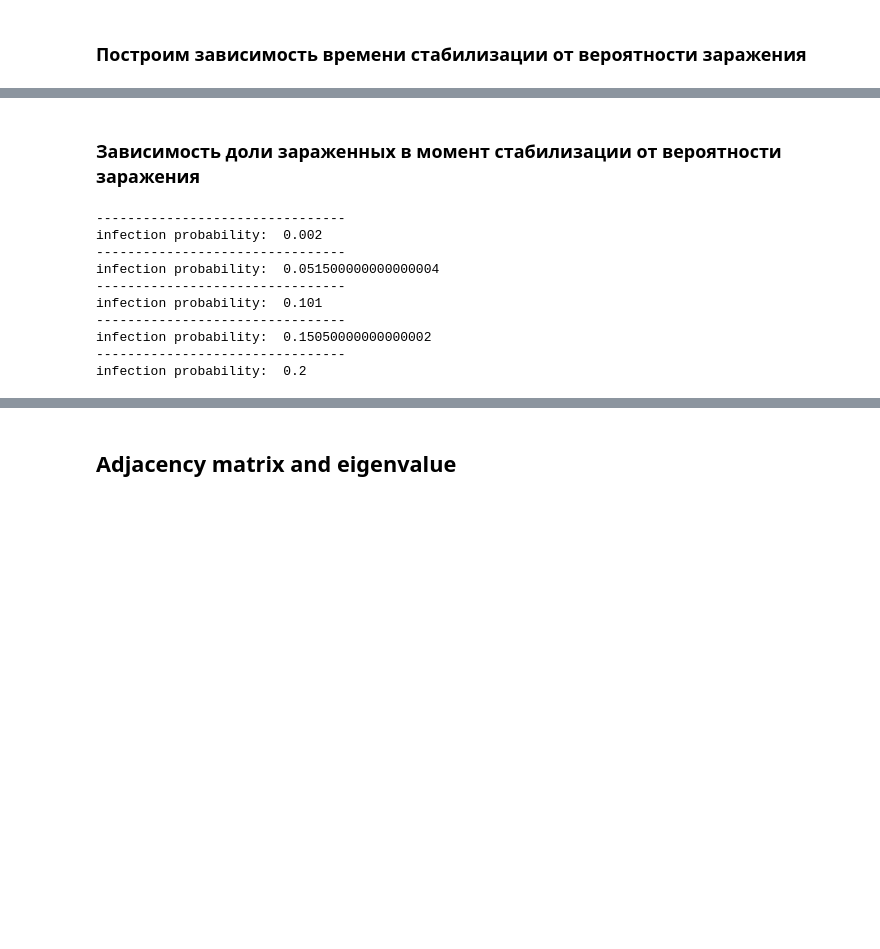
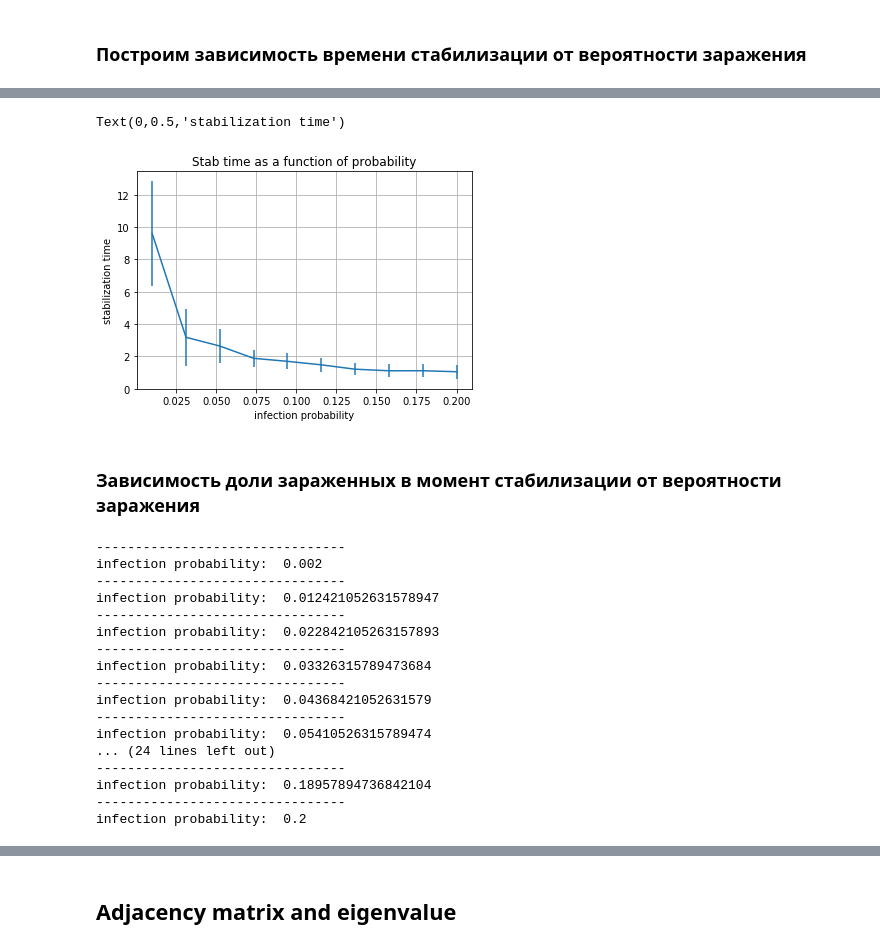
Before and after one commit to tsyrendylykova/multilayerNetwork, a Jupyter notebook: SISModel.ipynb, the cells around one changed output, grey strips where cells are left out. Cells and saved outputs as stored; diff of their text form; code cells hidden in the pictures; blank space fills up the shorter version.

```diff
--- a/SISModel.ipynb
+++ b/SISModel.ipynb
@@ -307,8 +304,17 @@ Text(0.5,1,'SIS model on Erdos-Renyu network (ensemble)')
+# %%
+fig, ax = plt.subplots()
+ax.errorbar(p_inf_arr, t_stab, yerr = std_arr)
+ax.grid(True)
+ax.set_title('Stab time as a function of probability')
+ax.set_xlabel('infection probability')
+ax.set_ylabel('stabilization time')
+# %% [output]
+Text(0,0.5,'stabilization time')
+[figure, added]
 # %% [markdown]
 ### Зависимость доли зараженных в момент стабилизации от вероятности заражения
 # %%
-p_inf_arr = np.linspace(0.002, 0.2, 5)
-#p_inf_arr = [0.01]
+p_inf_arr = np.linspace(0.002, 0.2, 20)
 
 initial_size = 100
 gamma = 1.
@@ -323,7 +329,7 @@ for prob in p_inf_arr:
     inf_array = []
     t_array = []
     for g in G_ensemble:
-        t, S, I = Gillespie_SIS(g, prob, gamma, tmax = 20, initial_infecteds = range(initial_size))
+        t, S, I = SIS(g, prob, gamma, tmax = 20, initial_infecteds = range(initial_size))
         inf_array.append(I.tolist())
         t_array.append(t.tolist())
 
@@ -352,10 +358,17 @@ for prob in p_inf_arr:
 --------------------------------
 infection probability:  0.002
 --------------------------------
-infection probability:  0.051500000000000004
+infection probability:  0.012421052631578947
 --------------------------------
-infection probability:  0.101
+infection probability:  0.022842105263157893
 --------------------------------
-infection probability:  0.15050000000000002
+infection probability:  0.03326315789473684
+--------------------------------
+infection probability:  0.04368421052631579
+--------------------------------
+infection probability:  0.05410526315789474
+... (24 lines left out)
+--------------------------------
+infection probability:  0.18957894736842104
 --------------------------------
 infection probability:  0.2
```
Also changed, not shown: parts of 71 cells of this notebook, 1 other file.
